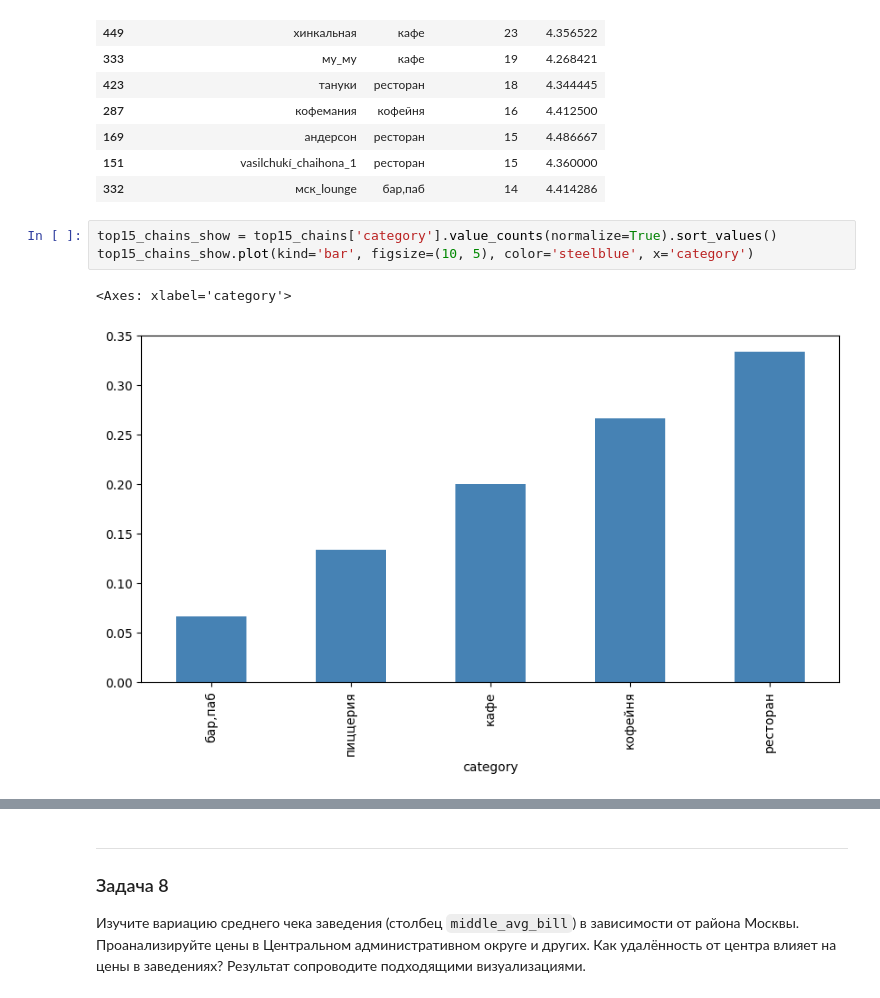
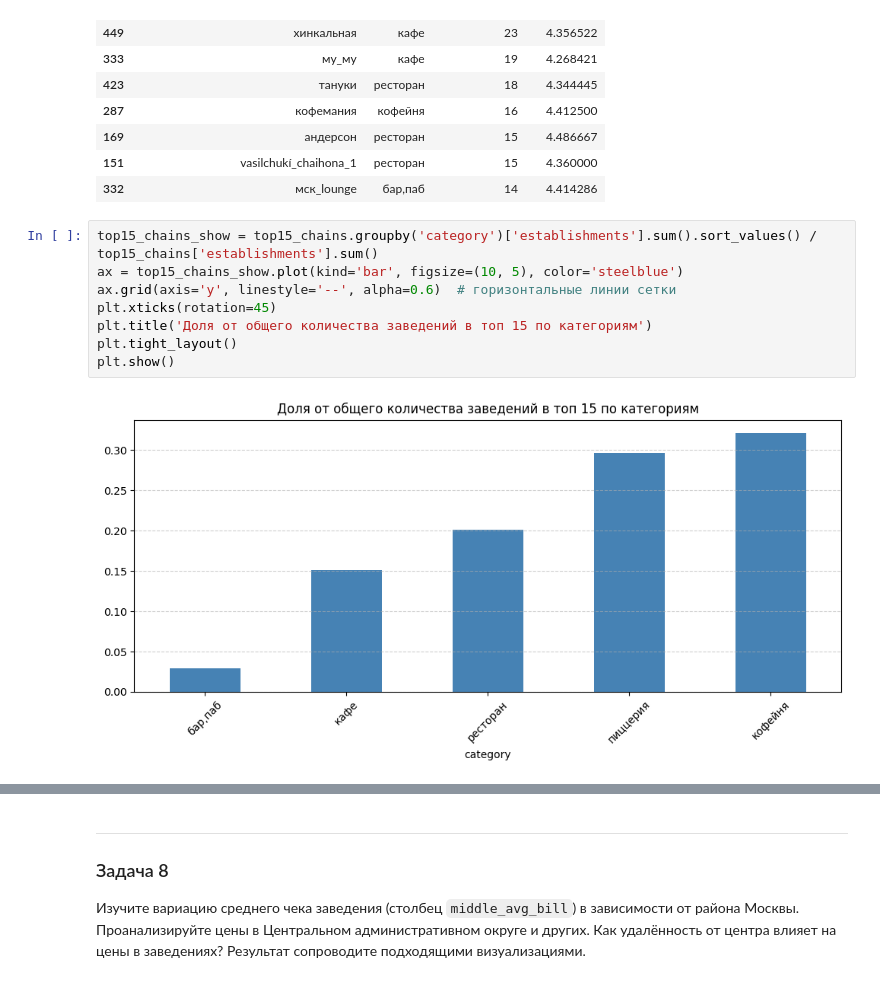
Before and after one commit to Plakhotniuk/practicum_ds, a Jupyter notebook: data_research_analysis/project.ipynb, the cells around one changed output, grey strips where cells are left out. Cells and saved outputs as stored; diff of their text form.

```diff
--- a/data_research_analysis/project.ipynb
+++ b/data_research_analysis/project.ipynb
@@ -1102,8 +1104,12 @@ top15_chains
 | 151 | vasilchukí_chaihona_1 | ресторан | 15 | 4.360000 |
 | 332 | мск_lounge | бар,паб | 14 | 4.414286 |
 # %%
-top15_chains_show = top15_chains['category'].value_counts(normalize=True).sort_values()
-top15_chains_show.plot(kind='bar', figsize=(10, 5), color='steelblue', x='category')
+top15_chains_show = top15_chains.groupby('category')['establishments'].sum().sort_values() / top15_chains['establishments'].sum()
+ax = top15_chains_show.plot(kind='bar', figsize=(10, 5), color='steelblue')
+ax.grid(axis='y', linestyle='--', alpha=0.6)  # горизонтальные линии сетки
+plt.xticks(rotation=45)
+plt.title('Доля от общего количества заведений в топ 15 по категориям')
+plt.tight_layout()
+plt.show()
 # %% [output]
-<Axes: xlabel='category'>
-[figure, old version]
+[figure, new version]
```
Also changed, not shown: parts of 18 cells of this notebook.
